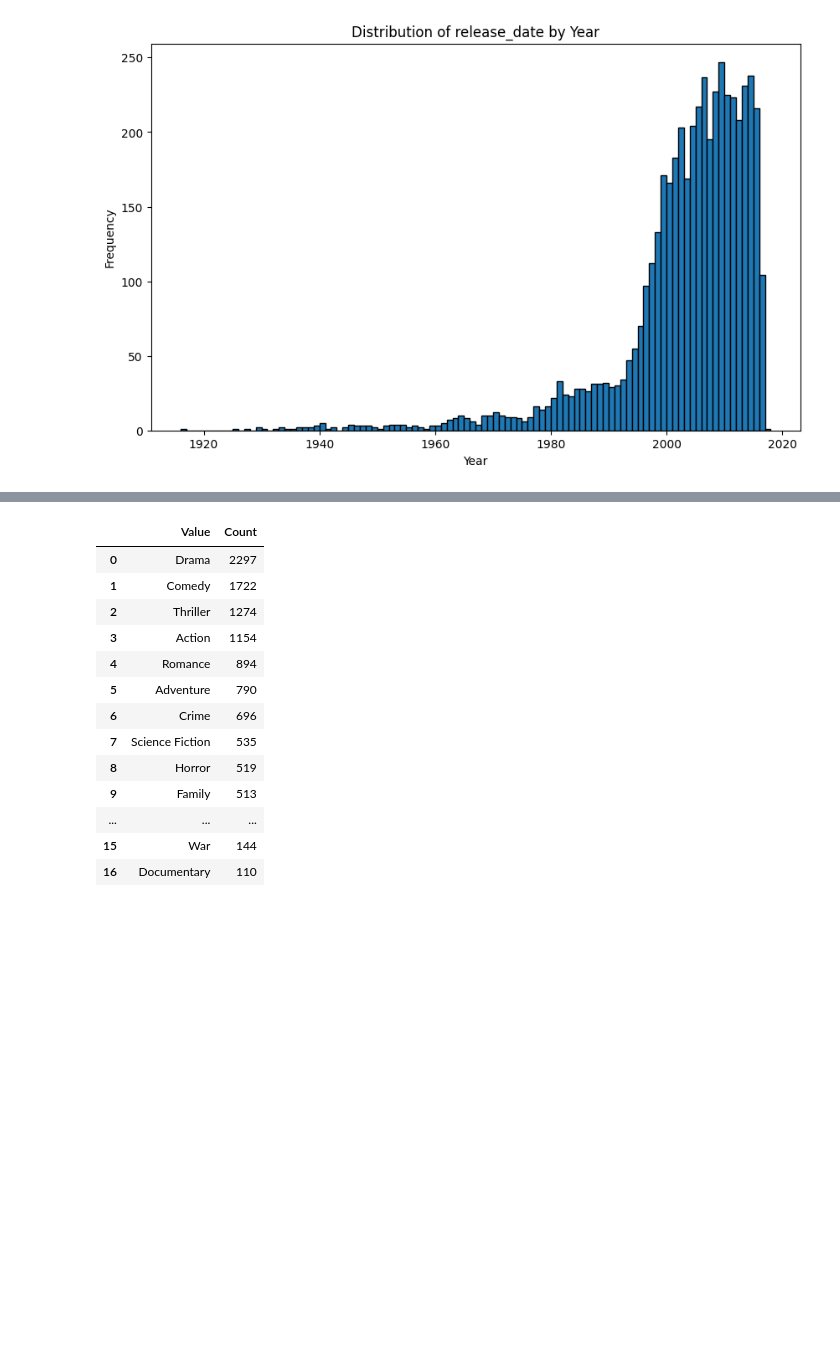
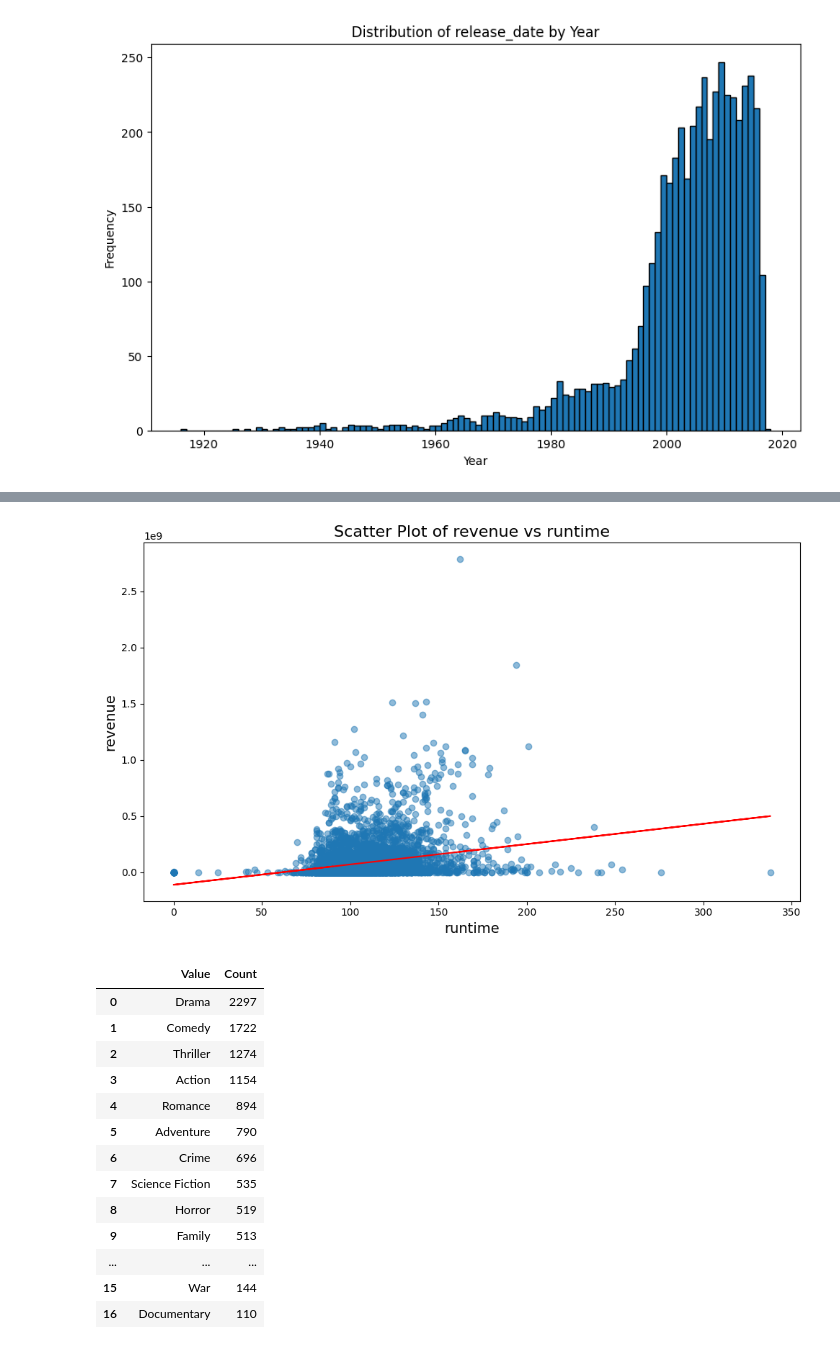
Before and after one commit to gem733/d100project, a Jupyter notebook: eda_cleaning.ipynb, the cells around one changed output, grey strips where cells are left out. Drawn from its saved outputs; the diff is of its cells as text; code cells hidden in the pictures; blank space fills up the shorter version.

Commit message:
added scatter plots to nb

```diff
--- a/eda_cleaning.ipynb
+++ b/eda_cleaning.ipynb
@@ -135,3 +137,14 @@ scatter_plot(df, 'revenue' , 'budget')
+# %%
+from d100project.eda._scatter_plot import scatter_plot
+from d100project.data._load_data import load_data
+
+# load dataset
+df = load_data()
+
+# plot budget vs runtime
+scatter_plot(df, 'revenue' , 'runtime')
+# %% [output]
+[figure, added]
 # %%
 from d100project.eda._extract_name import extract_name
 from d100project.eda._tally_names import tally_names
```
Also changed, not shown: parts of 1 cell of this notebook, 1 other file.
